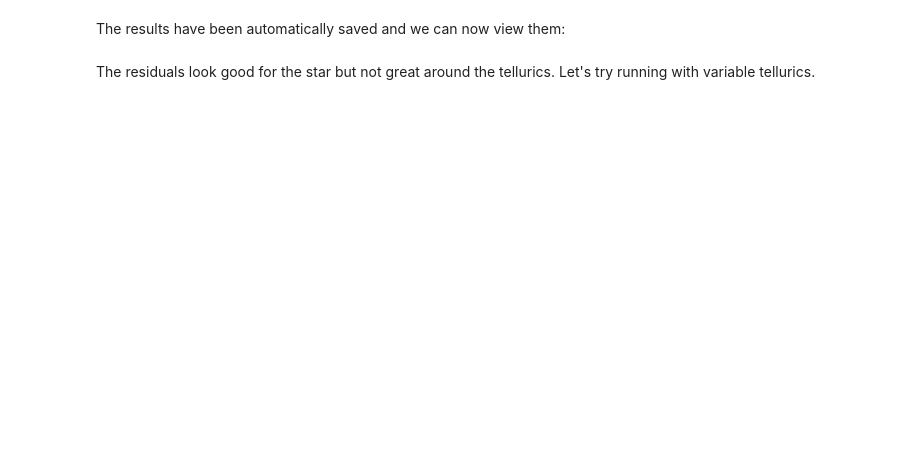
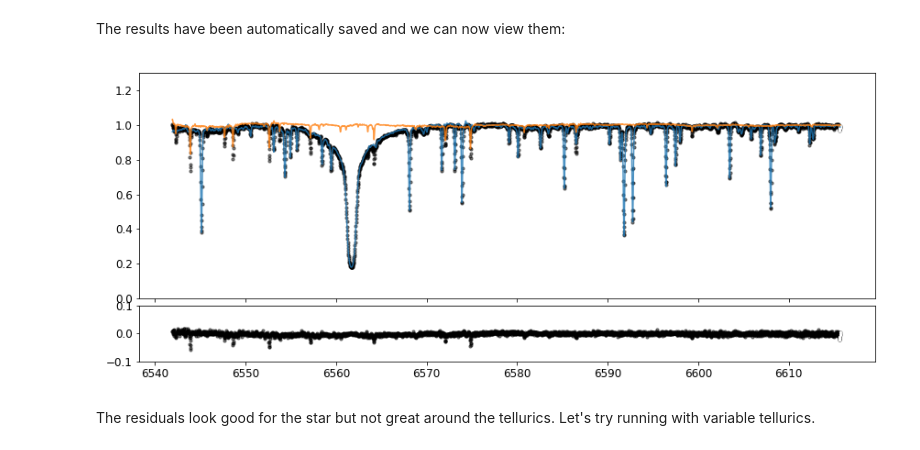
Before and after one commit to megbedell/wobble, a Jupyter notebook: notebooks/demo.ipynb, the cells around one changed output. Drawn from its saved outputs; the diff is of its cells as text; code cells hidden in the pictures; blank space fills up the shorter version.

Commit message:
updated demo

```diff
--- a/notebooks/demo.ipynb
+++ b/notebooks/demo.ipynb
@@ -68,3 +58,10 @@ ax2.set_xlabel('ln(wave)');
+# %%
+n = 40 # epoch to plot
+results.plot_spectrum(r, n, data, 'demo1.png')
+from IPython.display import Image
+Image(filename='demo1.png')
+# %% [output]
+[figure, added]
 # %% [markdown]
 The residuals look good for the star but not great around the tellurics. Let's try running with variable tellurics.
 # %%
```
Also changed, not shown: parts of 17 cells of this notebook, 1 other file.
